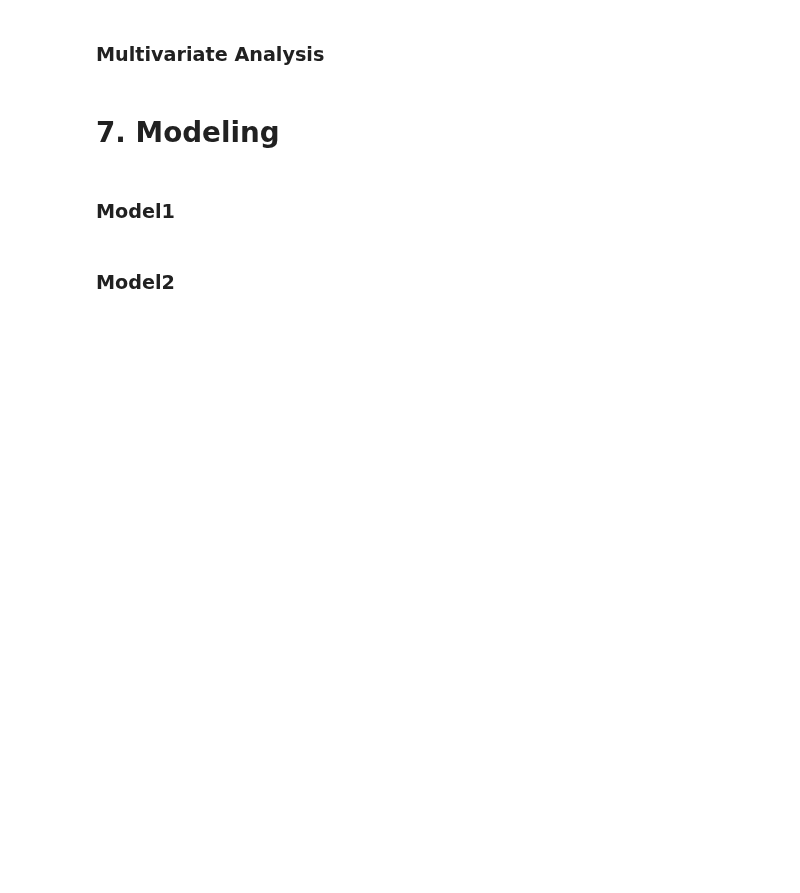
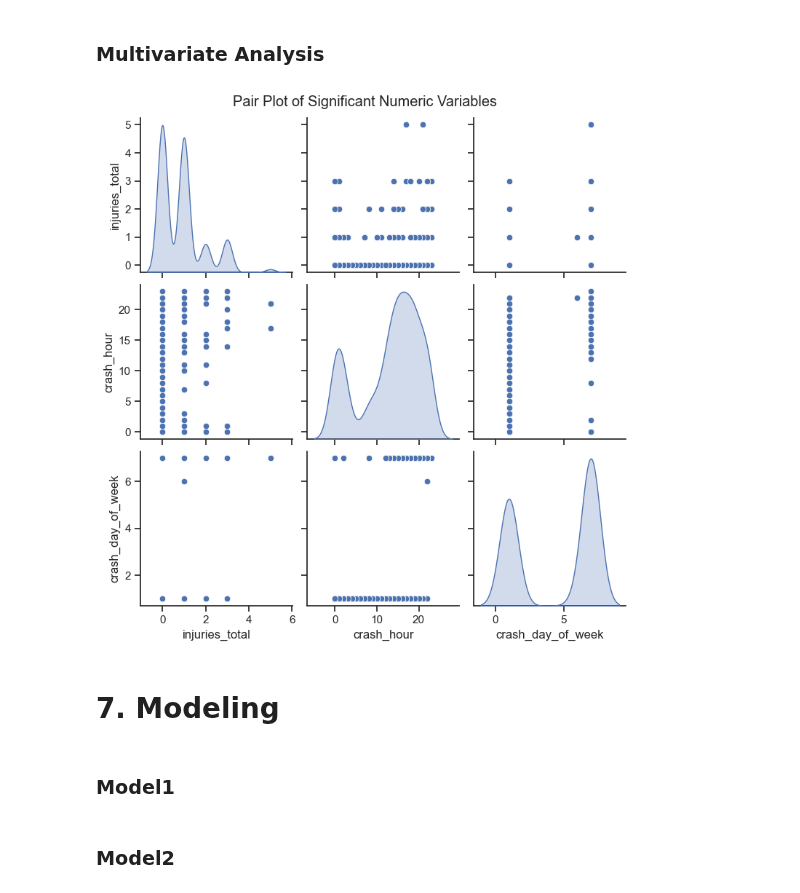
Before and after one commit to Ivan3864/dsc-Accidents-analysis, a Jupyter notebook: notebook.ipynb, the cells around one changed output. Cells and saved outputs as stored; diff of their text form; code cells hidden in the pictures; blank space fills up the shorter version.

Commit message:
Multivariate Analysis

```diff
--- a/notebook.ipynb
+++ b/notebook.ipynb
@@ -357,5 +357,20 @@ plt.show()
 # %% [markdown]
 ### Multivariate Analysis
+# %%
+# List of numeric columns for multivariate analysis
+numeric_columns = list(cleaned_df3.select_dtypes(include=['float', 'int64']).columns)
+
+# Select a subset of significant numeric columns for analysis
+significant_numeric_columns = ['injuries_total', 'crash_hour', 'crash_day_of_week']
+
+# Create a pair plot
+sns.set(style="ticks")
+pair_plot = sns.pairplot(cleaned_df3[significant_numeric_columns], diag_kind='kde')
+pair_plot.fig.suptitle("Pair Plot of Significant Numeric Variables", y=1.02)
+
+plt.show()
+# %% [output]
+[figure, added]
 # %% [markdown]
 # 7. Modeling
 # %% [markdown]
```
Also changed, not shown: parts of 5 cells of this notebook.
